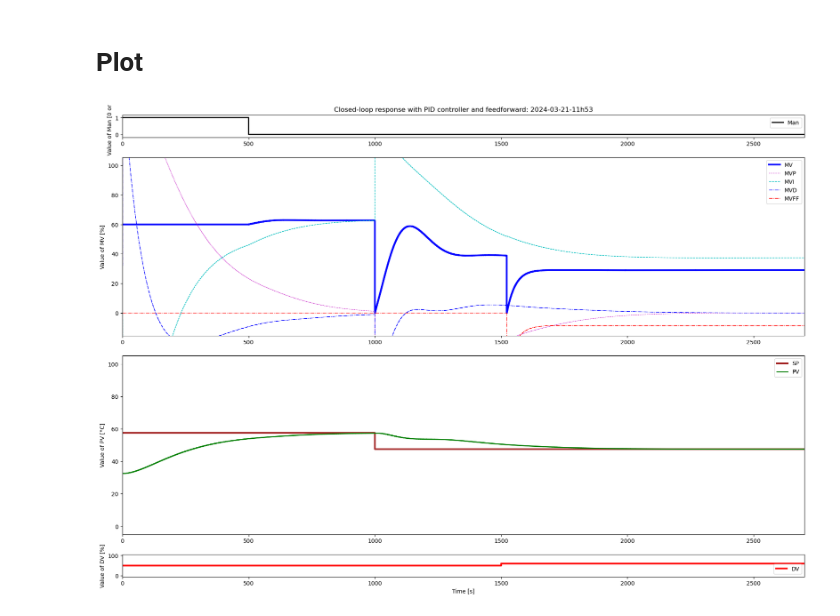
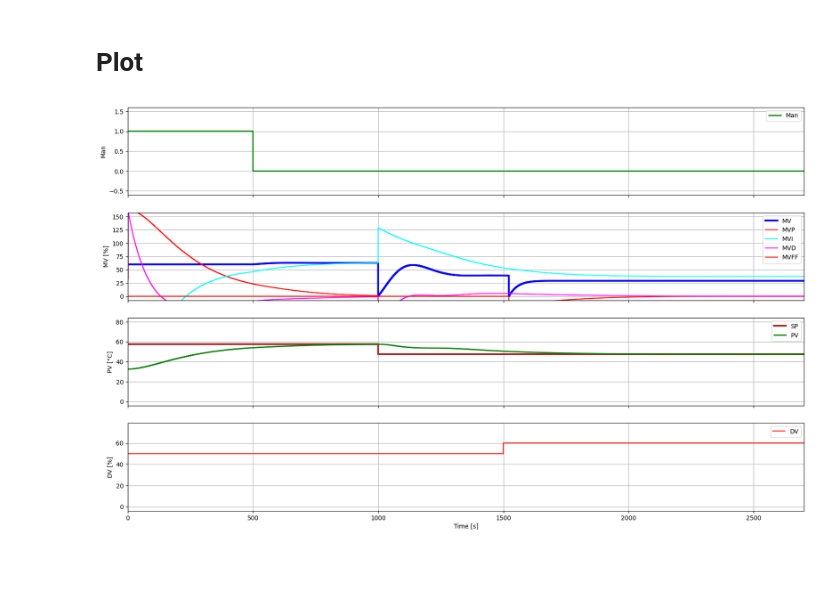
Before and after one commit to Muten-Roshi-Sama/TCLab_PID_Controller_FeedForward, a Jupyter notebook: Simulation_CLP_PID_FF.ipynb, the cells around one changed output. Saved outputs shown, nothing was run; the diff lists cells and outputs as text; code cells hidden in the pictures; blank space fills up the shorter version.

Commit message:
Closed Loop PID Feedforward graph done, constants needs to be updated.

```diff
--- a/Simulation_CLP_PID_FF.ipynb
+++ b/Simulation_CLP_PID_FF.ipynb
@@ -163,56 +167,65 @@ for i in range(0, N):
 # %% [markdown]
 # Plot
 # %%
-now = datetime.datetime.now()
-date_time = now.strftime("%Y-%m-%d-%Hh%M")
+fig, (ax1, ax2, ax3, ax4) = plt.subplots(nrows=4,ncols=1, sharex='col')
+fig.set_figheight(12)
+fig.set_figwidth(20)
 
 
-fig, (ax1, ax2, ax3, ax4) = plt.subplots(4,1, gridspec_kw={'height_ratios': [1, 8, 8, 1]})
-fig.set_figheight(15)
-fig.set_figwidth(22)
 
-l1, = ax1.step([0,TSim], [-0.1,1.1], 'k-',linewidth=2, label='Man', where="post")
-ax1.set_ylabel('Value of Man [0 or 1]')
-ax1.set_title('Closed-loop response with PID controller and feedforward: '+ date_time)
+#------MAN--------
+l1, = ax1.step([0,TSim], [-0.5,1.5], 'green',linewidth=2, label='Man', where="post")
+ax1.set_ylabel('Man')
 ax1.legend (loc='best')
 
-l2, = ax2.step([0, TSim], [-10,100], 'b-', linewidth=3, label='MV', where='post')
-l3, = ax2.step([0, TSim], [-10,100], 'm:',linewidth=1, label='MVP', where='post')
-l4, = ax2.step([0, TSim], [-10,100], 'c--', linewidth=1, label='MVI', where='post')
-l5, = ax2.step([0, TSim], [-10,100], 'b-.', linewidth=1, label='MVD', where='post')
-l6, = ax2.step([0, TSim], [-10,100], 'r-.', linewidth=1, label='MVFF', where='post')
-ax2.set_ylabel('Value of MV [%]')
+#-------MV_MVP_MVI_MVD_MVFF--------------
+limSup = 150
+l2, = ax2.step([0, TSim], [0,limSup], 'blue', linewidth=3, label='MV', where='post')
+l3, = ax2.step([0, TSim], [0,limSup], 'red', label='MVP', where='post')
+l4, = ax2.step([0, TSim], [0,limSup], 'cyan', label='MVI', where='post')
+l5, = ax2.step([0, TSim], [0,limSup], 'magenta', label='MVD', where='post')
+l6, = ax2.step([0, TSim], [0,limSup], 'red', label='MVFF', where='post')
+ax2.set_ylabel('MV [%]')
 ax2.legend (loc='best')
 
 
-l7, = ax3.step([0, TSim], [0,100], 'brown', linewidth=3, label='SP', where="post")
-l8, = ax3.step([0, TSim], [0,100], 'g-', linewidth=2, label='PV', where='post')
-ax3.set_ylabel('Value of PV [°C]')
+#----SP_and_PV---------
+limSup = 80
+limInf = 30
+l7, = ax3.step([limInf, TSim], [0,limSup], 'brown', linewidth=3, label='SP', where="post")
+l8, = ax3.step([limInf, TSim], [0,limSup], 'green', linewidth=2, label='PV', where='post')
+ax3.set_ylabel('PV [°C]')
 ax3.legend (loc='best')
 
-l9, = ax4.step([0, TSim], [0,100], 'r-', linewidth=3, label='DV', where='post')
+#-------DV-------------
+limSup=75
+limInf = 40
+l9, = ax4.step([limInf, TSim], [0,limSup], 'red', label='DV', where='post')
 ax4.set_xlabel('Time [s]')
-ax4.set_ylabel('Value of DV [%]')
+ax4.set_ylabel('DV [%]')
 ax4.legend (loc='best')
 
-ManInt = [int(x) for x in Man]
 
+#-----Set Data-----
 l1.set_data(t, Man)
 l2.set_data(t,MV)
 l3.set_data(t, MVP)
 l4.set_data(t,MVI)
 l5.set_data(t, MVD)
 l6.set_data(t, MVFF)
 l7.set_data(t, SP)
 l8.set_data(t, PV)
 l9.set_data(t, DV)
 
-ax1.set_xlim(0, t[-1]+1)
-ax2.set_xlim(0, t[-1]+1)
-ax3.set_xlim(0, t[-1]+1)
-ax4.set_xlim(0, t[-1]+1)
+tMax = len(t)
+ax1.set_xlim(0, tMax)
+ax2.set_xlim(0, tMax)
+ax3.set_xlim(0, tMax)
+ax4.set_xlim(0, tMax)
 
-MVMinscope = -5 + myRound(np.min([np.min(MV), np.min(MVP), np.min(MVI), np.min(MVD), np.min(MVFF)]), 5)
-MVMaxscope = 5 + myRound(np.max([np.max(MV), np.max(MVP), np.max(MVI), np.max(MVD), np.max(MVFF)]), 5)
+ax1.grid()
+ax2.grid()
+ax3.grid()
+ax4.grid()
 # %% [output]
-[figure, old version]
+[figure, new version]
```
Also changed, not shown: parts of 3 cells of this notebook.
